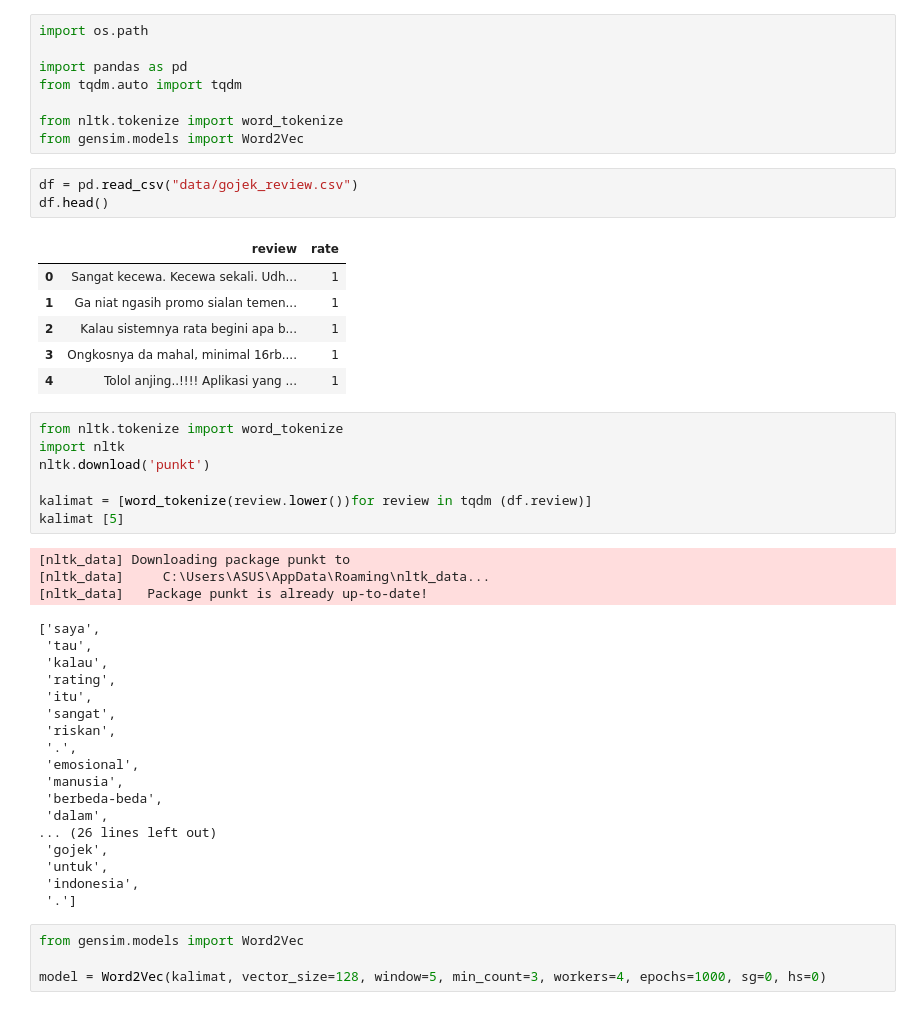
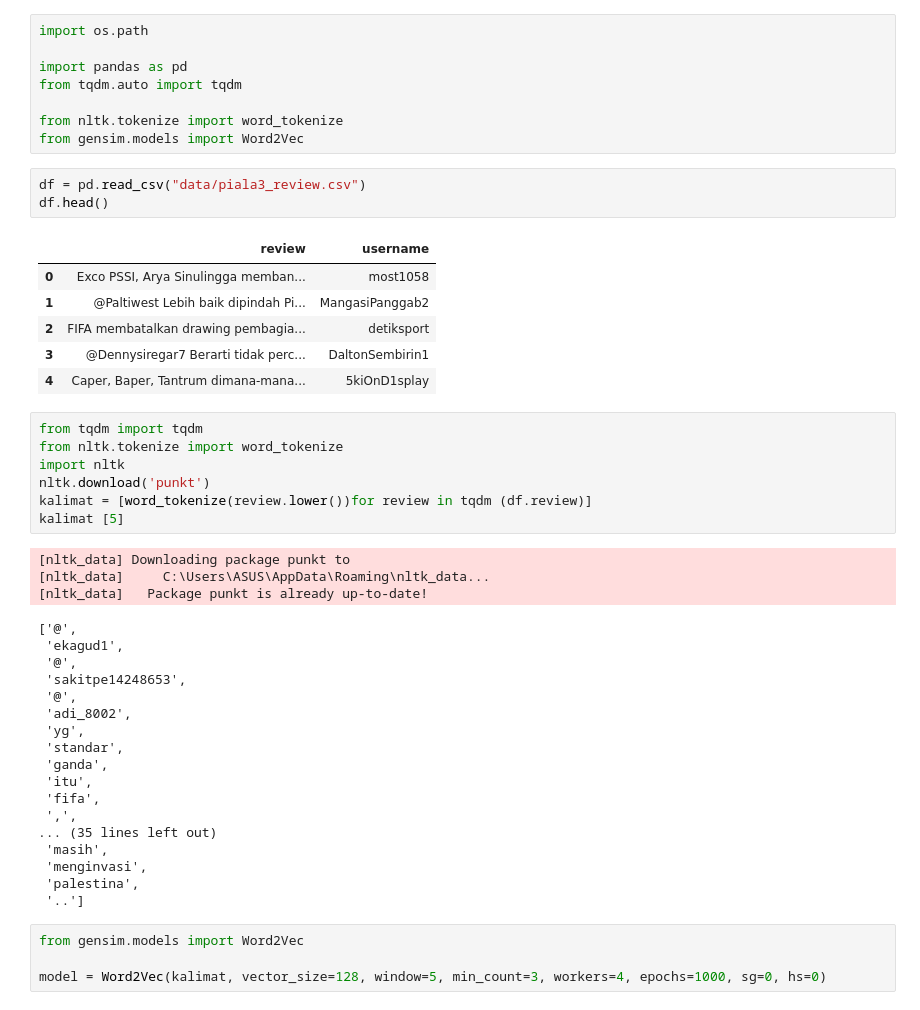
Before and after one commit to Halimazz/Stki2, a Jupyter notebook: Minggu5/Minggu5/wrodEmbedding/wordtovec.ipynb, the cells around one changed output. Saved outputs shown, nothing was run; the diff lists cells and outputs as text.

```diff
--- a/Minggu5/Minggu5/wrodEmbedding/wordtovec.ipynb
+++ b/Minggu5/Minggu5/wrodEmbedding/wordtovec.ipynb
@@ -7,43 +7,43 @@ from tqdm.auto import tqdm
 from nltk.tokenize import word_tokenize
 from gensim.models import Word2Vec
 # %%
-df = pd.read_csv("data/gojek_review.csv")
+df = pd.read_csv("data/piala3_review.csv")
 df.head()
 # %% [output]
-|  | review | rate |
-| 0 | Sangat kecewa. Kecewa sekali. Udh... | 1 |
-| 1 | Ga niat ngasih promo sialan temen... | 1 |
-| 2 | Kalau sistemnya rata begini apa b... | 1 |
-| 3 | Ongkosnya da mahal, minimal 16rb.... | 1 |
-| 4 | Tolol anjing..!!!! Aplikasi yang ... | 1 |
+|  | review | username |
+| 0 | Exco PSSI, Arya Sinulingga memban... | most1058 |
+| 1 | @Paltiwest Lebih baik dipindah Pi... | MangasiPanggab2 |
+| 2 | FIFA membatalkan drawing pembagia... | detiksport |
+| 3 | @Dennysiregar7 Berarti tidak perc... | DaltonSembirin1 |
+| 4 | Caper, Baper, Tantrum dimana-mana... | 5kiOnD1splay |
 # %%
+from tqdm import tqdm
 from nltk.tokenize import word_tokenize
 import nltk
 nltk.download('punkt')
-
 kalimat = [word_tokenize(review.lower())for review in tqdm (df.review)]
 kalimat [5]
 # %% [output]
 [nltk_data] Downloading package punkt to
 [nltk_data]     C:\Users\ASUS\AppData\Roaming\nltk_data...
 [nltk_data]   Package punkt is already up-to-date!
-['saya',
- 'tau',
- 'kalau',
- 'rating',
+['@',
+ 'ekagud1',
+ '@',
+ 'sakitpe14248653',
+ '@',
+ 'adi_8002',
+ 'yg',
+ 'standar',
+ 'ganda',
  'itu',
- 'sangat',
- 'riskan',
- '.',
- 'emosional',
- 'manusia',
- 'berbeda-beda',
- 'dalam',
-... (26 lines left out)
- 'gojek',
- 'untuk',
- 'indonesia',
- '.']
+ 'fifa',
+ ',',
+... (35 lines left out)
+ 'masih',
+ 'menginvasi',
+ 'palestina',
+ '..']
 # %%
 from gensim.models import Word2Vec
 
```
Also changed, not shown: parts of 13 cells of this notebook, 4 other files.
